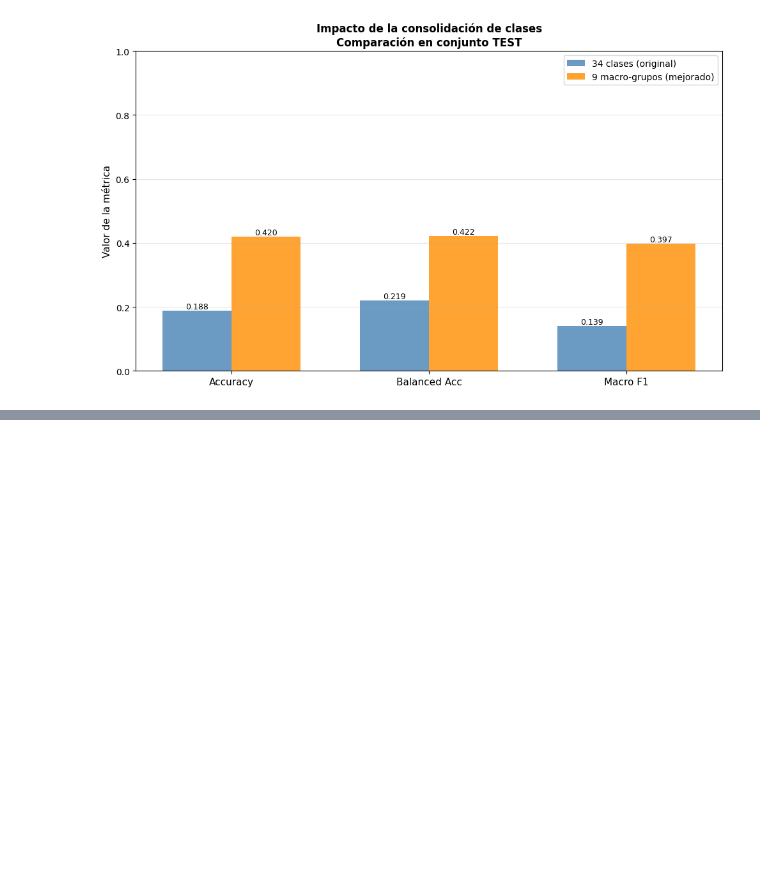
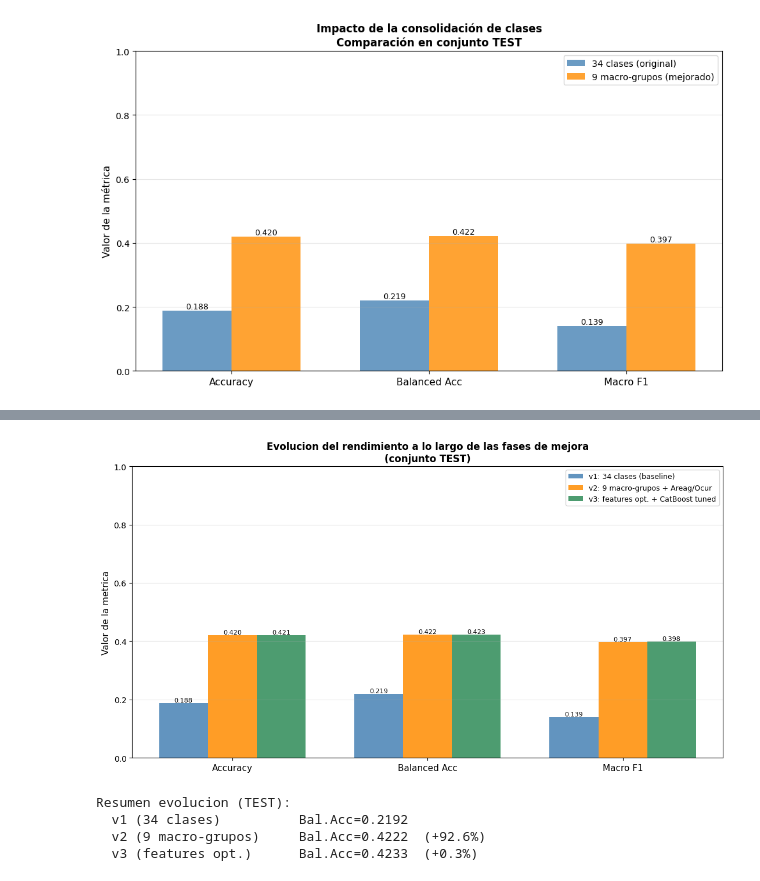
Before and after one commit to jcdiegolopez/MD-PY1, a Jupyter notebook: modelado_predictivo.ipynb, the cells around one changed output, grey strips where cells are left out. Saved outputs shown, nothing was run; the diff lists cells and outputs as text; code cells hidden in the pictures; blank space fills up the shorter version.

```diff
--- a/modelado_predictivo.ipynb
+++ b/modelado_predictivo.ipynb
@@ -2009,0 +2209,40 @@ plt.show()
+# %%
+# ── Evolucion completa: 34 clases → 9 macro-grupos → features optimizados ────
+labels_ev = ['Accuracy', 'Balanced Acc', 'Macro F1']
+v_34      = [test_acc,   test_bacc,   test_f1]
+v_9macro  = [test2_acc,  test2_bacc,  test2_f1]
+v_optim   = [test3_acc,  test3_bacc,  test3_f1]
+
+x = np.arange(len(labels_ev))
+w = 0.25
+fig_ev, ax_ev = plt.subplots(figsize=(11, 6))
+bars_v1 = ax_ev.bar(x - w, v_34,     w, label='v1: 34 clases (baseline)',           color='steelblue',  alpha=0.85)
+bars_v2 = ax_ev.bar(x,     v_9macro,  w, label='v2: 9 macro-grupos + Areag/Ocur',    color='darkorange', alpha=0.85)
+bars_v3 = ax_ev.bar(x + w, v_optim,   w, label='v3: features opt. + CatBoost tuned', color='seagreen',   alpha=0.85)
+
+ax_ev.set_xticks(x)
+ax_ev.set_xticklabels(labels_ev, fontsize=11)
+ax_ev.set_ylabel('Valor de la metrica', fontsize=11)
+ax_ev.set_title('Evolucion del rendimiento a lo largo de las fases de mejora\n(conjunto TEST)', fontsize=12, fontweight='bold')
+ax_ev.legend(fontsize=9)
+ax_ev.set_ylim(0, 1)
+ax_ev.grid(axis='y', alpha=0.3)
+
+for bar in list(bars_v1) + list(bars_v2) + list(bars_v3):
+    h = bar.get_height()
+    ax_ev.annotate(f'{h:.3f}',
+                   xy=(bar.get_x() + bar.get_width() / 2, h),
+                   ha='center', va='bottom', fontsize=8)
+plt.tight_layout()
+plt.show()
+
+print('\nResumen evolucion (TEST):')
+print(f'  v1 (34 clases)          Bal.Acc={test_bacc:.4f}')
+print(f'  v2 (9 macro-grupos)     Bal.Acc={test2_bacc:.4f}  (+{(test2_bacc-test_bacc)/test_bacc*100:.1f}%)')
+print(f'  v3 (features opt.)      Bal.Acc={test3_bacc:.4f}  (+{(test3_bacc-test2_bacc)/test2_bacc*100:.1f}%)')
+# %% [output]
+[figure, added]
+Resumen evolucion (TEST):
+  v1 (34 clases)          Bal.Acc=0.2192
+  v2 (9 macro-grupos)     Bal.Acc=0.4222  (+92.6%)
+  v3 (features opt.)      Bal.Acc=0.4233  (+0.3%)
```
Also changed, not shown: parts of 17 cells of this notebook, 1 other file.
